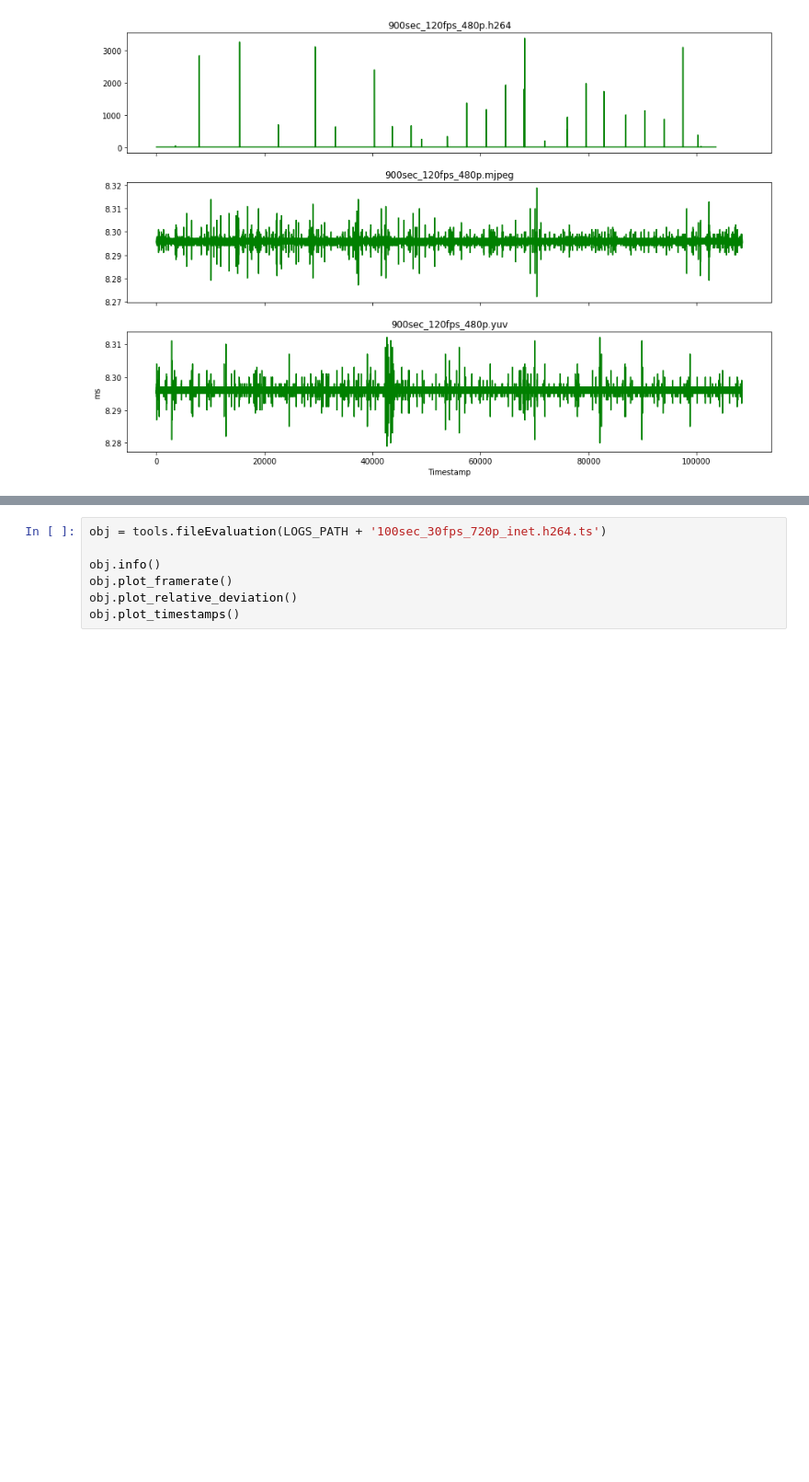
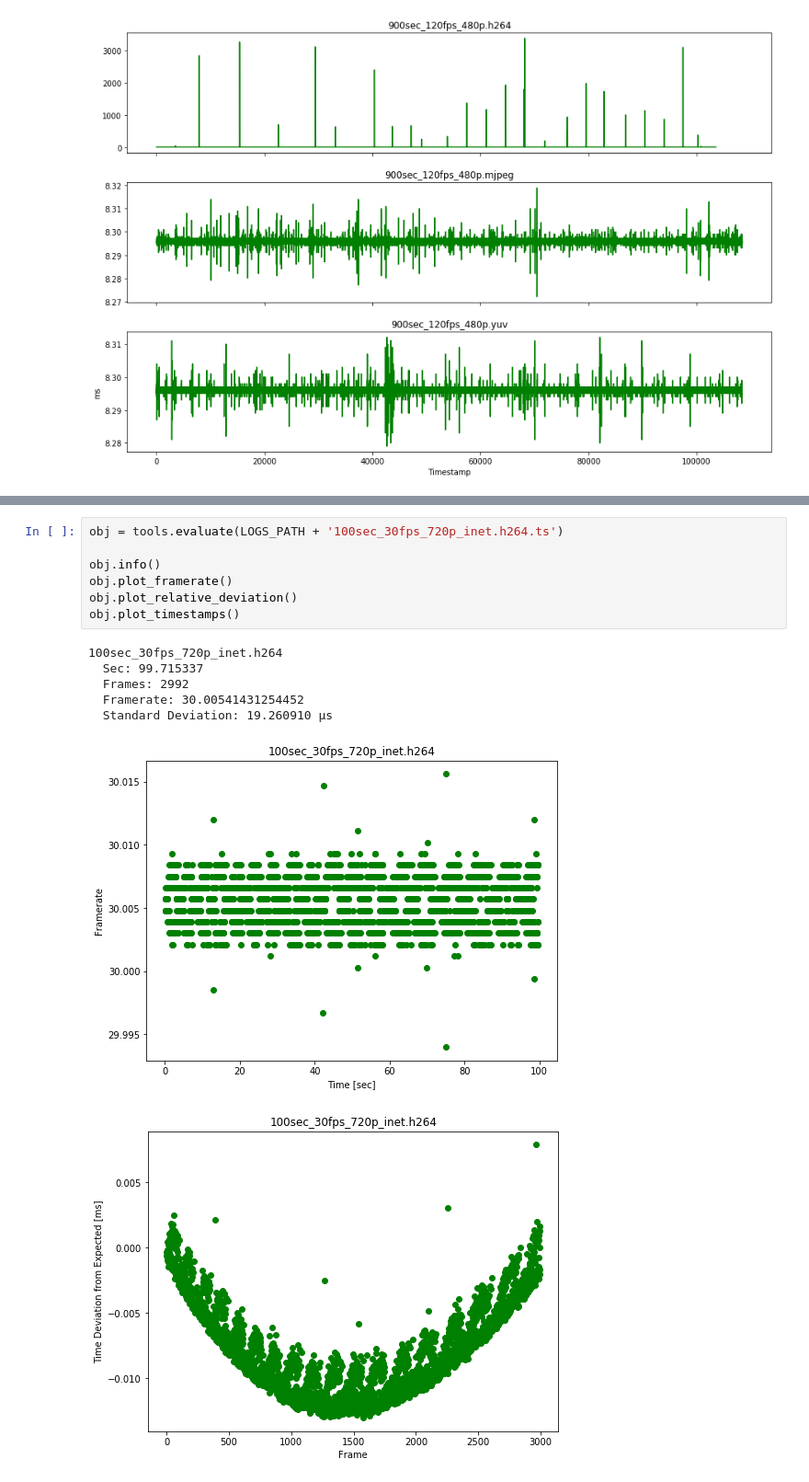
Before and after one commit to zacharyselk/picam, a Jupyter notebook: evaluation/Untitled.ipynb, the cells around one changed output, grey strips where cells are left out. Shown: that part at 92% size. Drawn from its saved outputs; the diff is of its cells as text; blank space fills up the shorter version.

```diff
--- a/evaluation/Untitled.ipynb
+++ b/evaluation/Untitled.ipynb
@@ -54,7 +61,15 @@ AttributeError: module 'analysis_tools' has no attribute 'fileEvaluation'
 # %%
-obj = tools.fileEvaluation(LOGS_PATH + '100sec_30fps_720p_inet.h264.ts')
+obj = tools.evaluate(LOGS_PATH + '100sec_30fps_720p_inet.h264.ts')
 
 obj.info()
 obj.plot_framerate()
 obj.plot_relative_deviation()
 obj.plot_timestamps()
+# %% [output]
+100sec_30fps_720p_inet.h264
+  Sec: 99.715337
+  Frames: 2992
+  Framerate: 30.00541431254452
+  Standard Deviation: 19.260910 µs
+[figure, added]
+[figure, added]
```
Also changed, not shown: parts of 6 cells of this notebook, 1 other file.
